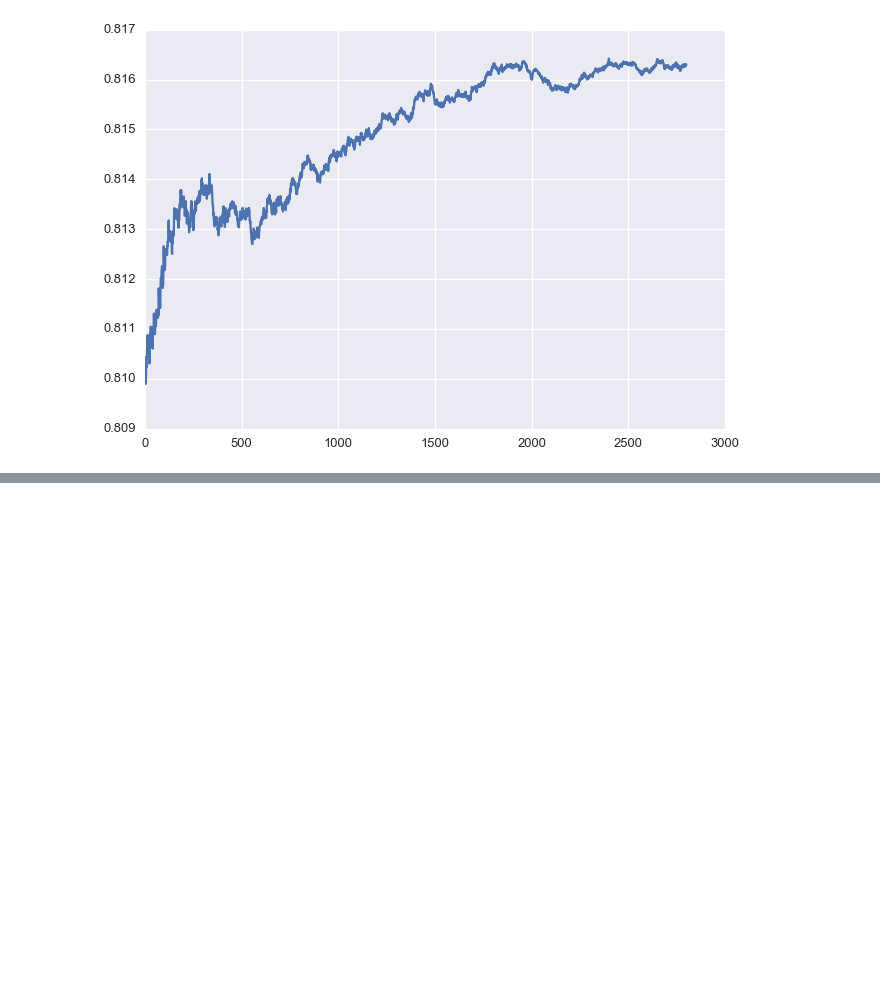
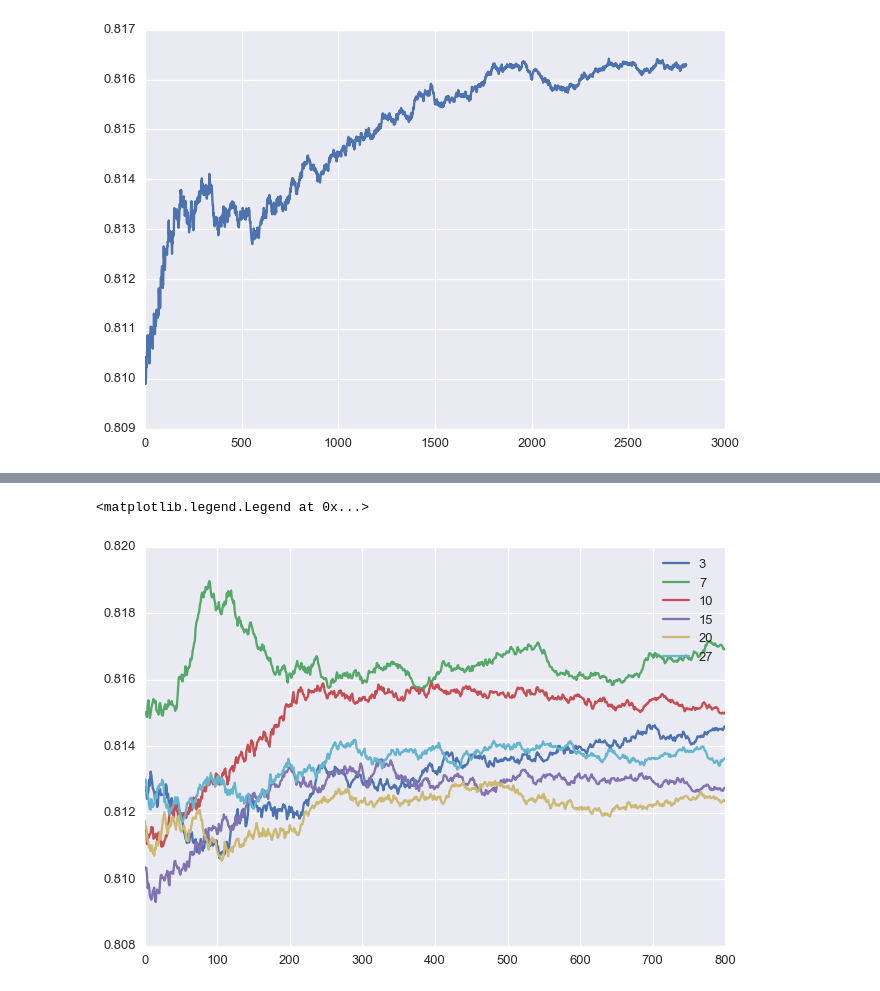
Before and after one commit to alexsyrom/kaggle-ml-train-1, a Jupyter notebook: solutionA.ipynb, the cells around one changed output, grey strips where cells are left out. Saved outputs shown, nothing was run; the diff lists cells and outputs as text; code cells hidden in the pictures; blank space fills up the shorter version.

```diff
--- a/solutionA.ipynb
+++ b/solutionA.ipynb
@@ -88,0 +115,11 @@ plt.plot(test_score[200:])
+# %%
+%%time
+
+kwargs = {'n_estimators': 1000, 'class_weight': 'balanced', 'criterion': 'entropy', 'n_jobs': -1, 'random_state': 42}
+max_features_test_score = []
+max_features_range = [3, 7, 10, 15, 20, 27]
+
+for max_features in tqdm_notebook(max_features_range, desc='max_features'):
+    clf = RFC(max_features = max_features, **kwargs)
+    clf.fit(x_subtrain, y_subtrain)
+    max_features_test_score.append(get_score_list(x_subtest, y_subtest, clf, roc_auc_score))
@@ -88,0 +129,8 @@ plt.plot(test_score[200:])
+# %%
+for index, max_features in enumerate(max_features_range):
+    plt.plot(max_features_test_score[index][200:], label=max_features)
+
+plt.legend()
+# %% [output]
+<matplotlib.legend.Legend at 0x...>
+[figure, added]
```
Also changed, not shown: parts of 15 cells of this notebook, 1 other file.
